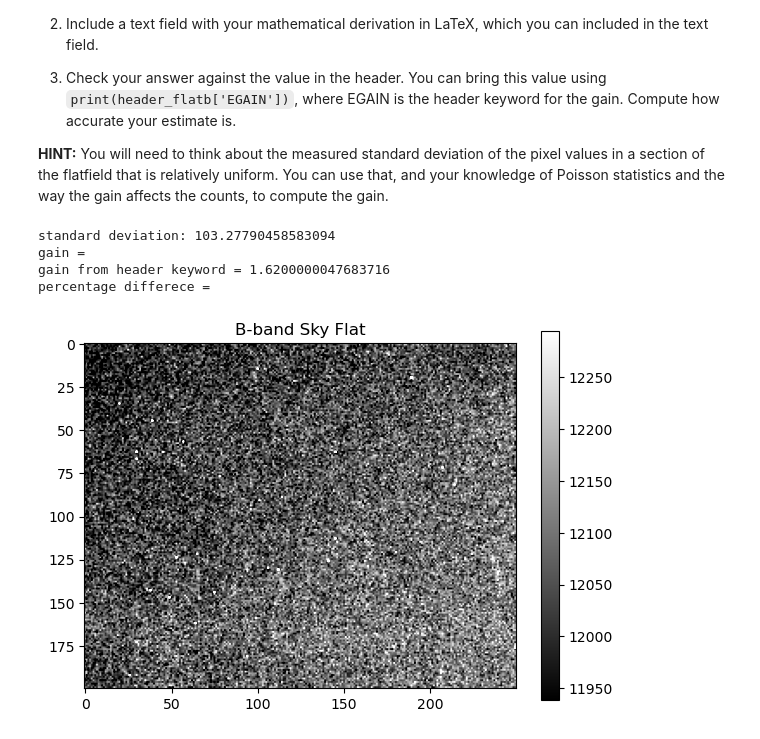
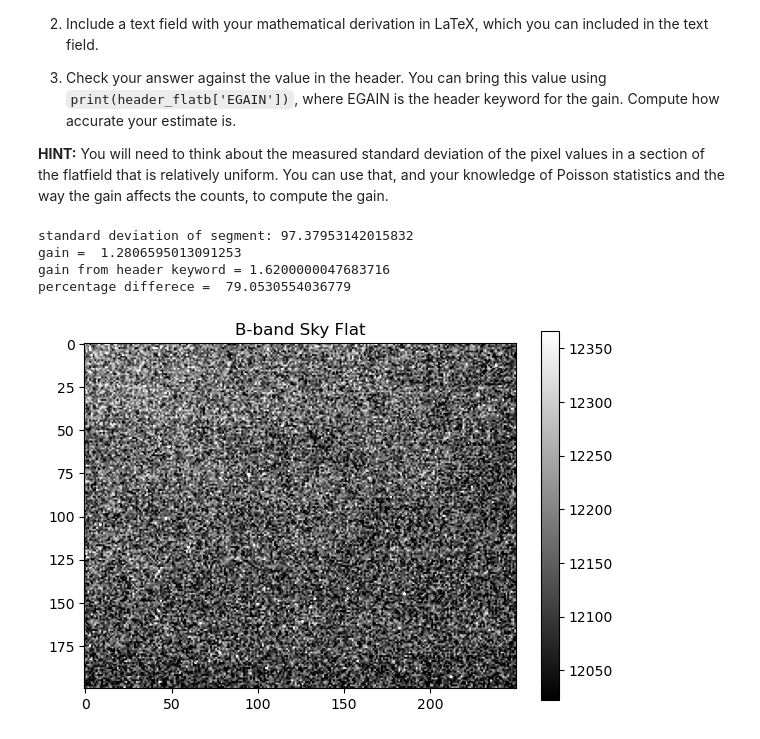
Before and after one commit to JHavens2187/Reductionproject_student, a Jupyter notebook: characterize_CCD_student.ipynb, the cells around one changed output. Cells and saved outputs as stored; diff of their text form; code cells hidden in the pictures.

```diff
--- a/characterize_CCD_student.ipynb
+++ b/characterize_CCD_student.ipynb
@@ -224,17 +224,21 @@ Readnoise of Bias Frame in ADU is = 10.182078429109202
 # %%
 # find a section of the flat field that is relatively uniform
 data_flatb, header_flatb = fits.getdata('skyflat-0001b.fit',header=True)
-imdisplay(data_flatb[400:600,750:1000],v2perc=99)
+flat_segment = data_flatb[1000:1200, 1250:1500]
+imdisplay(flat_segment,v2perc=99)
 plt.title("B-band Sky Flat")
-print("standard deviation:", np.std(data_flatb[400:600,750:1000]))
+N_adu = np.mean(flat_segment)
+sigma_adu = np.std(flat_segment)
+print("standard deviation of segment:", sigma_adu)
+gain = N_adu / sigma_adu ** 2
 
-print("gain = ", )
+print("gain = ", gain)
 EGAIN = header_flatb['EGAIN']
 print(f'gain from header keyword = {EGAIN}')
-print("percentage differece = ", )
+print("percentage differece = ", 100 * (gain / EGAIN))
 # %% [output]
-standard deviation: 103.27790458583094
-gain =
+standard deviation of segment: 97.37953142015832
+gain =  1.2806595013091253
 gain from header keyword = 1.6200000047683716
-percentage differece =
+percentage differece =  79.0530554036779
-[figure, old version]
+[figure, new version]
```
Also changed, not shown: parts of 1 cell of this notebook, 7 other files.
